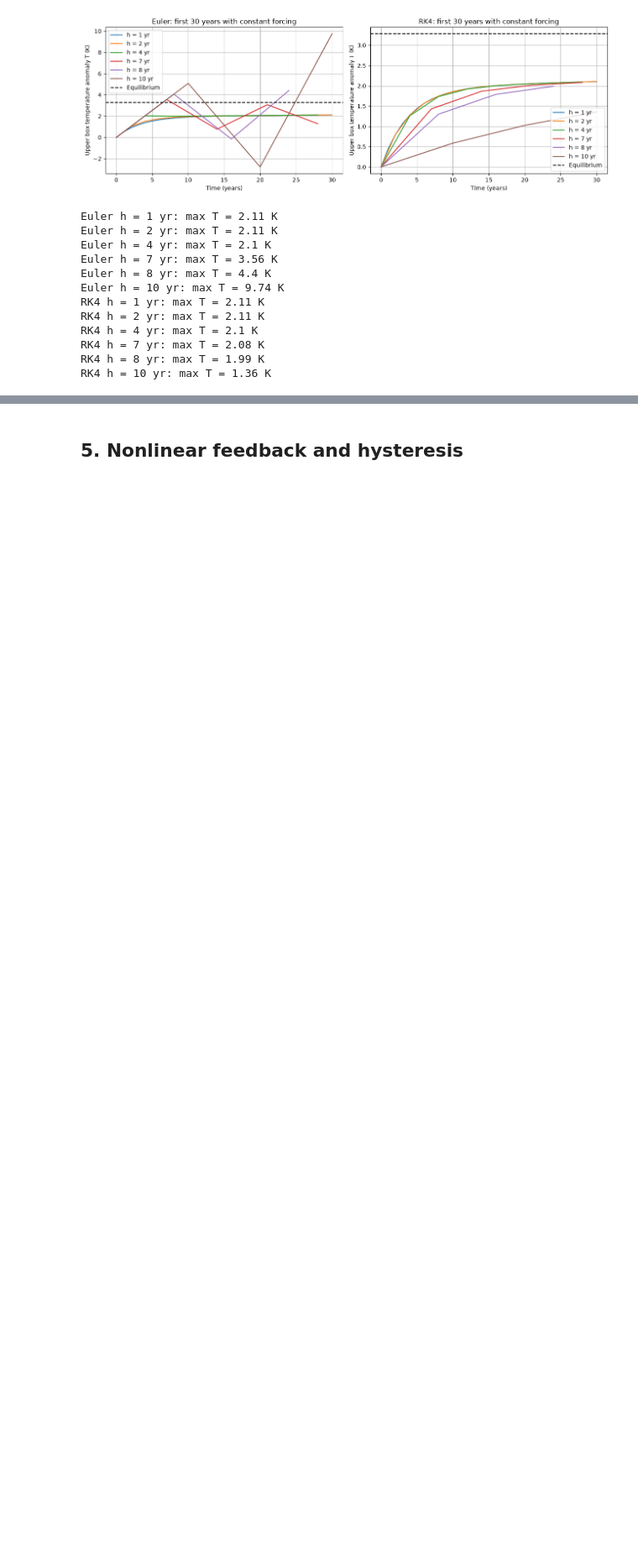
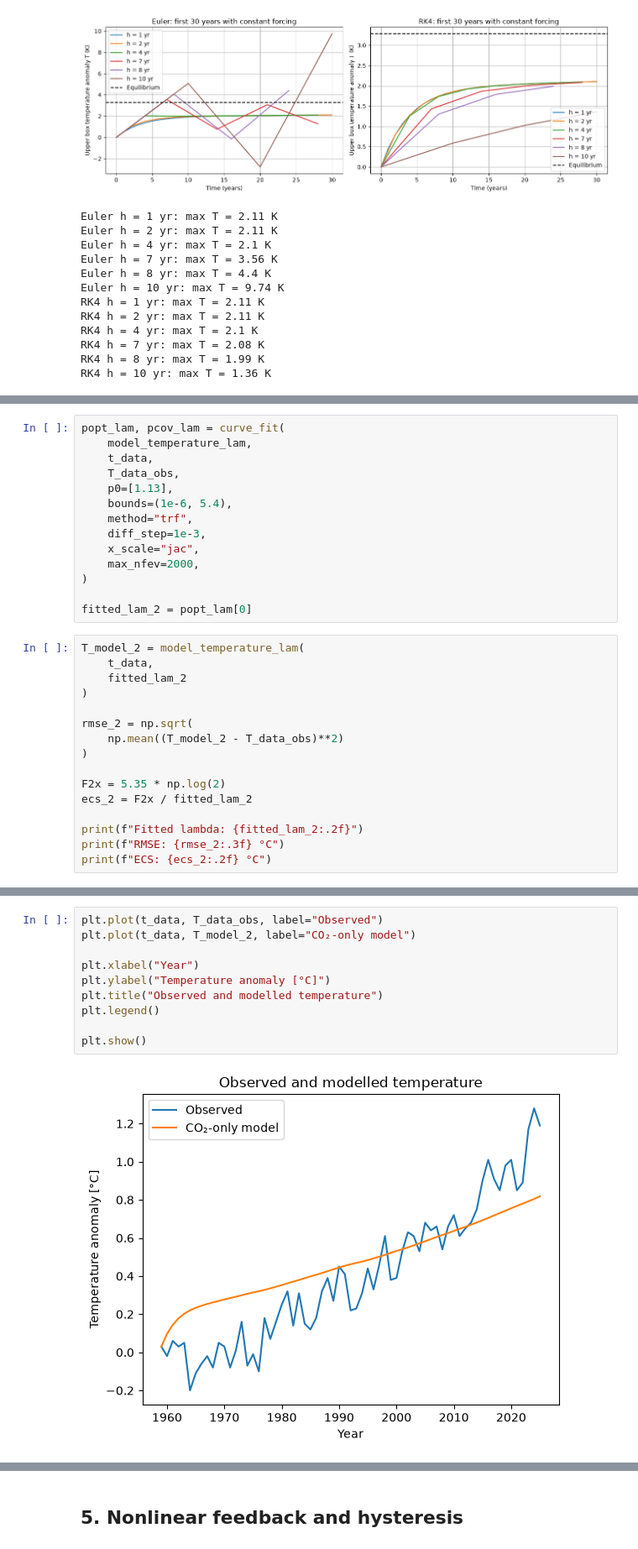
Before and after one commit to JoneVB/MOD300_Prosjekt1, a Jupyter notebook: project-2/project2.ipynb, the cells around one changed output, grey strips where cells are left out. Shown at 84% size. Drawn from its saved outputs; the diff is of its cells as text; blank space fills up the shorter version.

```diff
--- a/project-2/project2.ipynb
+++ b/project-2/project2.ipynb
@@ -453,0 +608,30 @@ These checks were important to do before using real data. If the solver had erro
+# %%
+popt_lam, pcov_lam = curve_fit(
+    model_temperature_lam,
+    t_data,
+    T_data_obs,
+    p0=[1.13],
+    bounds=(1e-6, 5.4),
+    method="trf",
+    diff_step=1e-3,
+    x_scale="jac",
+    max_nfev=2000,
+)
+
+fitted_lam_2 = popt_lam[0]
+# %%
+T_model_2 = model_temperature_lam(
+    t_data,
+    fitted_lam_2
+)
+
+rmse_2 = np.sqrt(
+    np.mean((T_model_2 - T_data_obs)**2)
+)
+
+F2x = 5.35 * np.log(2)
+ecs_2 = F2x / fitted_lam_2
+
+print(f"Fitted lambda: {fitted_lam_2:.2f}")
+print(f"RMSE: {rmse_2:.3f} °C")
+print(f"ECS: {ecs_2:.2f} °C")
@@ -453,0 +648,12 @@ These checks were important to do before using real data. If the solver had erro
+# %%
+plt.plot(t_data, T_data_obs, label="Observed")
+plt.plot(t_data, T_model_2, label="CO₂-only model")
+
+plt.xlabel("Year")
+plt.ylabel("Temperature anomaly [°C]")
+plt.title("Observed and modelled temperature")
+plt.legend()
+
+plt.show()
+# %% [output]
+[figure, added]
```
Also changed, not shown: parts of 75 cells of this notebook, 2 other files.
